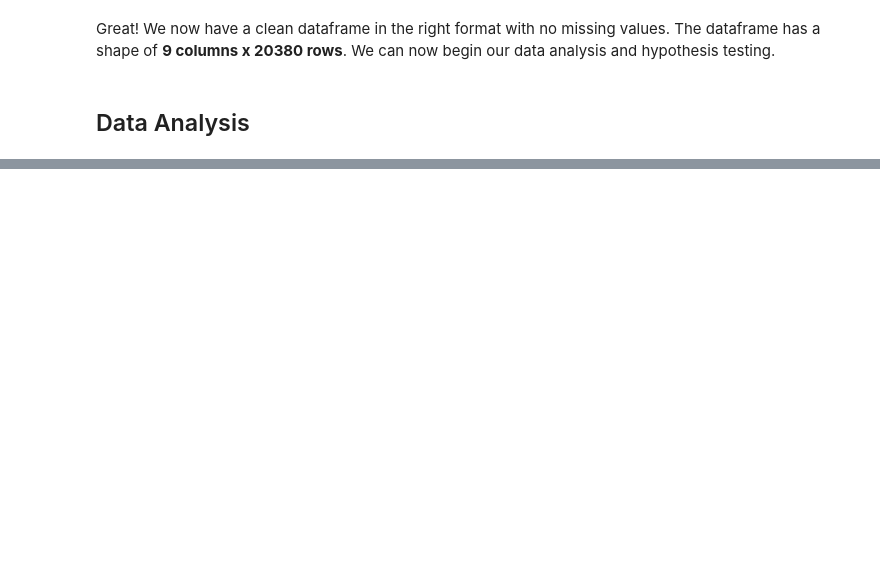
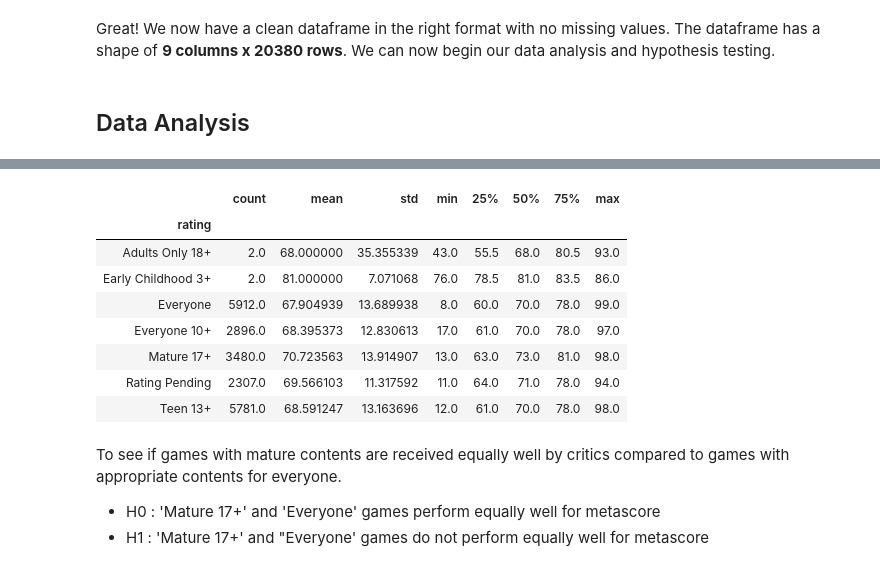
Before and after one commit to songyingho/metacritic_games_statistics, a Jupyter notebook: index.ipynb, the cells around one changed output, grey strips where cells are left out. Cells and saved outputs as stored; diff of their text form; code cells hidden in the pictures; blank space fills up the shorter version.

```diff
--- a/index.ipynb
+++ b/index.ipynb
@@ -125,0 +154,17 @@ Great! We now have a clean dataframe in the right format with no missing values.
+# %%
+df.metascore.groupby(by=df.rating).describe()
+# %% [output]
+|  | count | mean | std | min | 25% | 50% | 75% | max |
+| rating |  |  |  |  |  |  |  |  |
+| Adults Only 18+ | 2.0 | 68.000000 | 35.355339 | 43.0 | 55.5 | 68.0 | 80.5 | 93.0 |
+| Early Childhood 3+ | 2.0 | 81.000000 | 7.071068 | 76.0 | 78.5 | 81.0 | 83.5 | 86.0 |
+| Everyone | 5912.0 | 67.904939 | 13.689938 | 8.0 | 60.0 | 70.0 | 78.0 | 99.0 |
+| Everyone 10+ | 2896.0 | 68.395373 | 12.830613 | 17.0 | 61.0 | 70.0 | 78.0 | 97.0 |
+| Mature 17+ | 3480.0 | 70.723563 | 13.914907 | 13.0 | 63.0 | 73.0 | 81.0 | 98.0 |
+| Rating Pending | 2307.0 | 69.566103 | 11.317592 | 11.0 | 64.0 | 71.0 | 78.0 | 94.0 |
+| Teen 13+ | 5781.0 | 68.591247 | 13.163696 | 12.0 | 61.0 | 70.0 | 78.0 | 98.0 |
+# %% [markdown]
+To see if games with mature contents are received equally well by critics compared to games with appropriate contents for everyone.
+
+* H0 : 'Mature 17+' and 'Everyone' games perform equally well for metascore
+* H1 : 'Mature 17+' and "Everyone' games do not perform equally well for metascore
```
Also changed, not shown: parts of 12 cells of this notebook.
